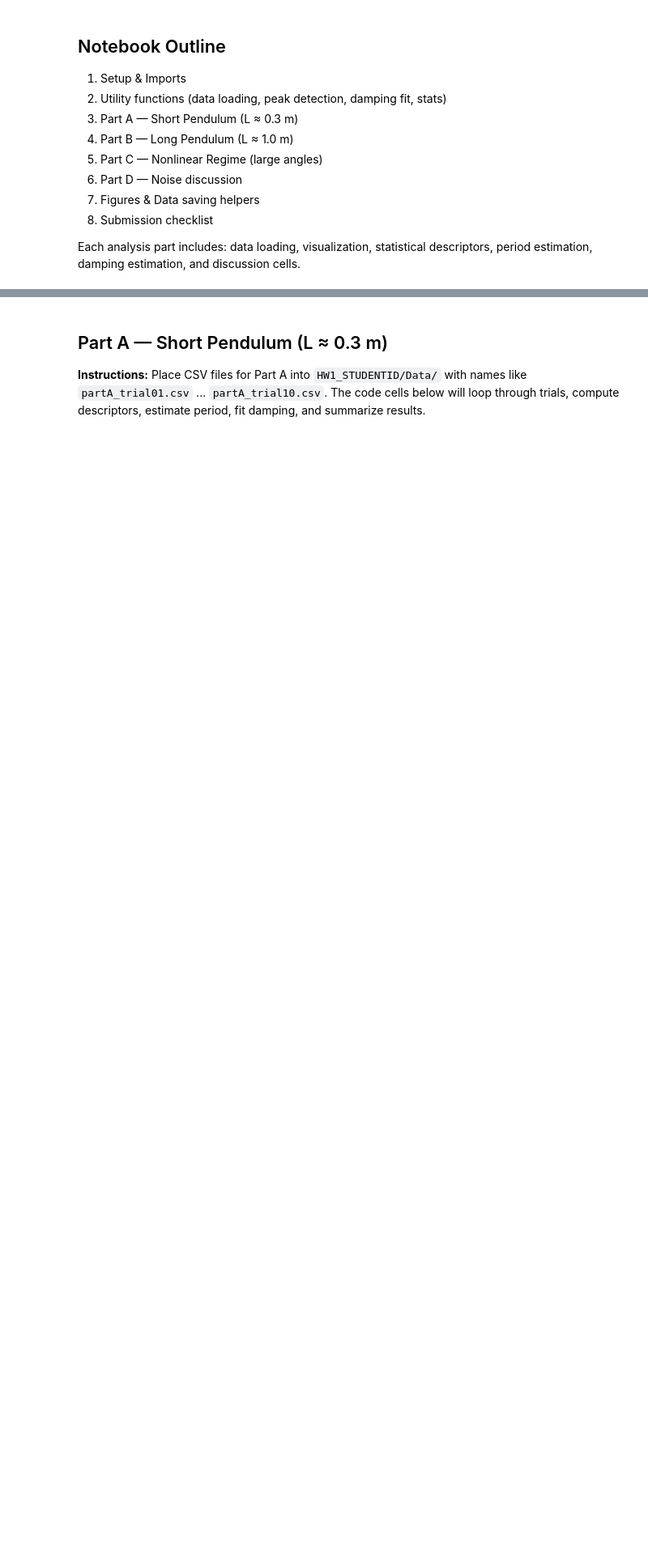
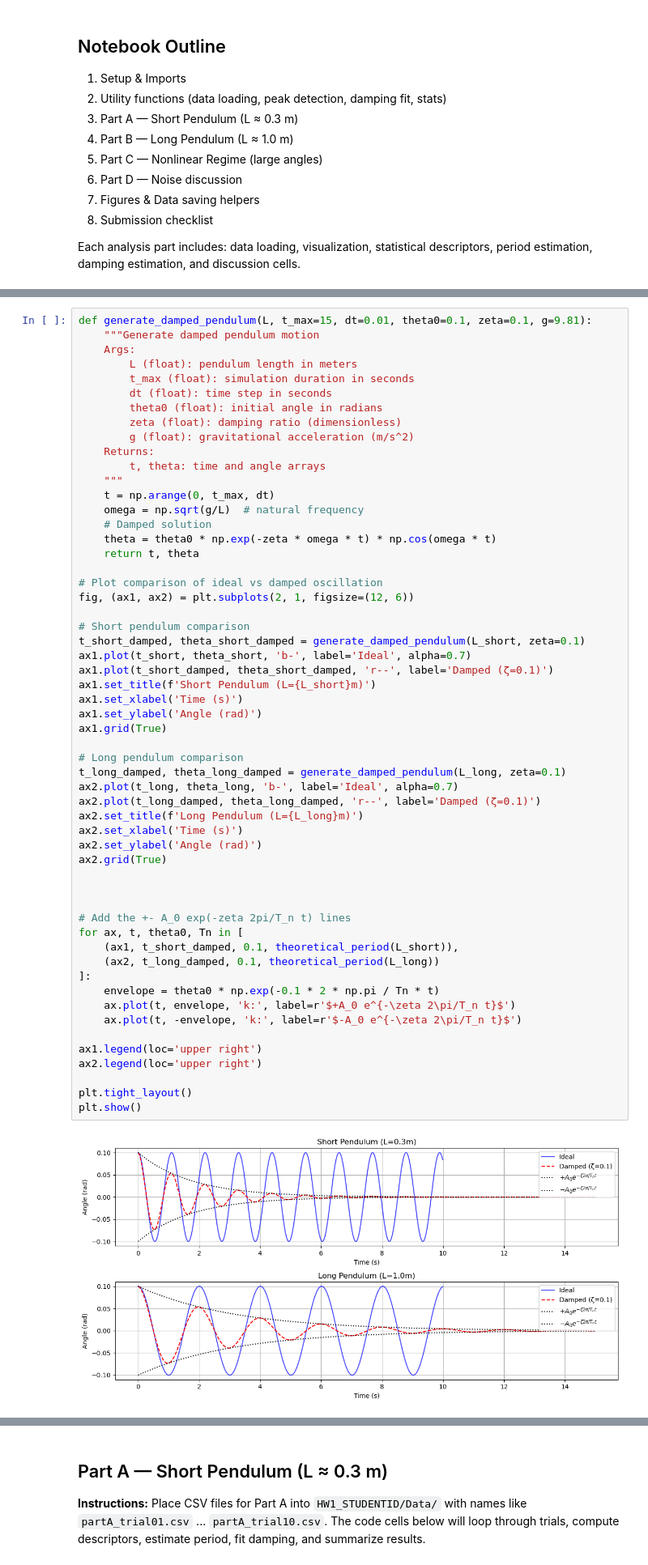
Before and after one commit to Dagwbl/Sensing-Techniques-and-Data-Analytics, a Jupyter notebook: HW1_1907843/HW1_STUDENTID.ipynb, the cells around one changed output, grey strips where cells are left out. Shown at 81% size. Drawn from its saved outputs; the diff is of its cells as text; blank space fills up the shorter version.

```diff
--- a/HW1_1907843/HW1_STUDENTID.ipynb
+++ b/HW1_1907843/HW1_STUDENTID.ipynb
@@ -50,3 +122,61 @@ print('Data directory:', DATA_DIR)
+# %%
+def generate_damped_pendulum(L, t_max=15, dt=0.01, theta0=0.1, zeta=0.1, g=9.81):
+    """Generate damped pendulum motion
+    Args:
+        L (float): pendulum length in meters
+        t_max (float): simulation duration in seconds
+        dt (float): time step in seconds
+        theta0 (float): initial angle in radians
+        zeta (float): damping ratio (dimensionless)
+        g (float): gravitational acceleration (m/s^2)
+    Returns:
+        t, theta: time and angle arrays
+    """
+    t = np.arange(0, t_max, dt)
+    omega = np.sqrt(g/L)  # natural frequency
+    # Damped solution
+    theta = theta0 * np.exp(-zeta * omega * t) * np.cos(omega * t)
+    return t, theta
+
+# Plot comparison of ideal vs damped oscillation
+fig, (ax1, ax2) = plt.subplots(2, 1, figsize=(12, 6))
+
+# Short pendulum comparison
+t_short_damped, theta_short_damped = generate_damped_pendulum(L_short, zeta=0.1)
+ax1.plot(t_short, theta_short, 'b-', label='Ideal', alpha=0.7)
+ax1.plot(t_short_damped, theta_short_damped, 'r--', label='Damped (ζ=0.1)')
+ax1.set_title(f'Short Pendulum (L={L_short}m)')
+ax1.set_xlabel('Time (s)')
+ax1.set_ylabel('Angle (rad)')
+ax1.grid(True)
+
+# Long pendulum comparison
+t_long_damped, theta_long_damped = generate_damped_pendulum(L_long, zeta=0.1)
+ax2.plot(t_long, theta_long, 'b-', label='Ideal', alpha=0.7)
+ax2.plot(t_long_damped, theta_long_damped, 'r--', label='Damped (ζ=0.1)')
+ax2.set_title(f'Long Pendulum (L={L_long}m)')
+ax2.set_xlabel('Time (s)')
+ax2.set_ylabel('Angle (rad)')
+ax2.grid(True)
+
+
+
+# Add the +- A_0 exp(-zeta 2pi/T_n t) lines
+for ax, t, theta0, Tn in [
+    (ax1, t_short_damped, 0.1, theoretical_period(L_short)),
+    (ax2, t_long_damped, 0.1, theoretical_period(L_long))
+]:
+    envelope = theta0 * np.exp(-0.1 * 2 * np.pi / Tn * t)
+    ax.plot(t, envelope, 'k:', label=r'$+A_0 e^{-\zeta 2\pi/T_n t}$')
+    ax.plot(t, -envelope, 'k:', label=r'$-A_0 e^{-\zeta 2\pi/T_n t}$')
+
+ax1.legend(loc='upper right')
+ax2.legend(loc='upper right')
+
+plt.tight_layout()
+plt.show()
+# %% [output]
+[figure, added]
 # %%
 # Utility functions
 
```
Also changed, not shown: parts of 8 cells of this notebook, 41 other files.
